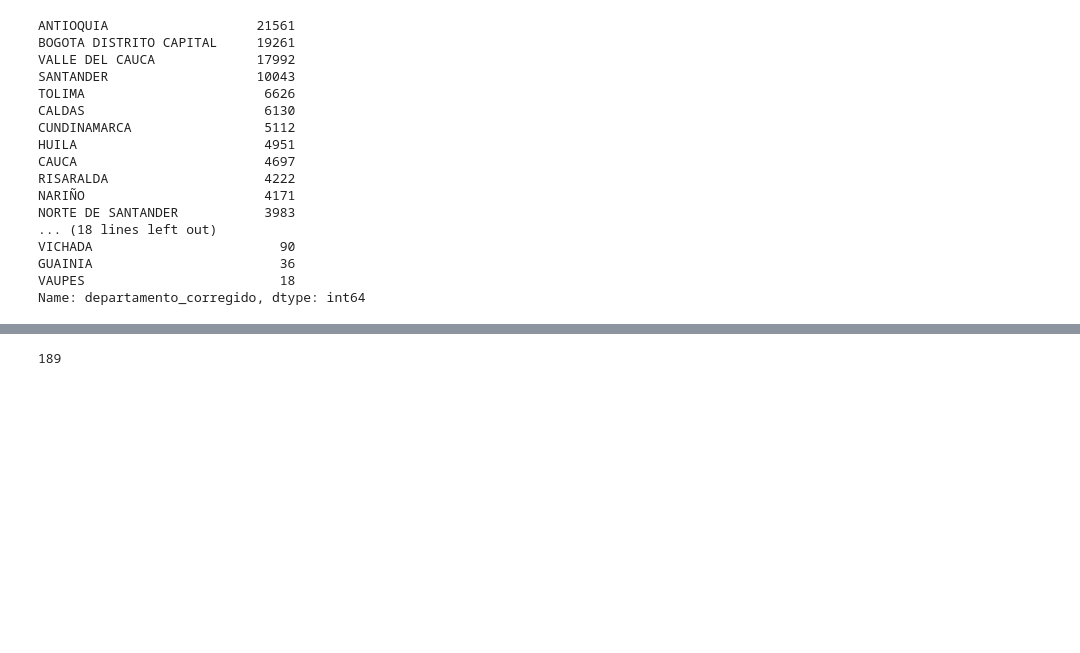
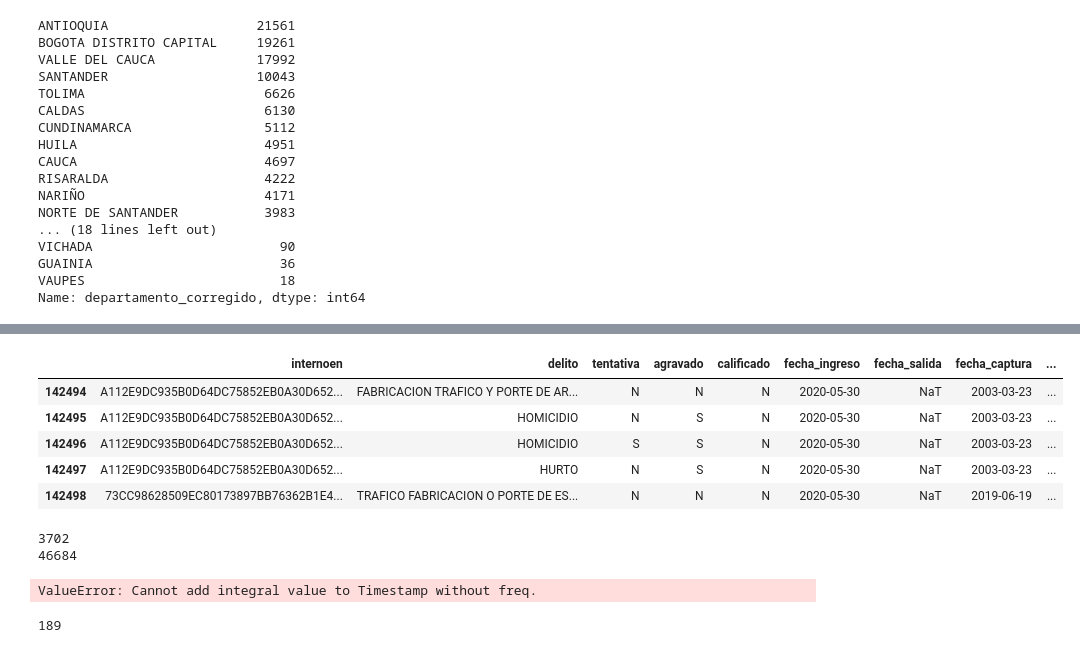
Before and after one commit to daquinterop/ProyectoDS4A, a Jupyter notebook: Notebook_Team_65/Exploratory_data_analysis.ipynb, the cells around one changed output, grey strips where cells are left out. Cells and saved outputs as stored; diff of their text form; code cells hidden in the pictures; blank space fills up the shorter version.

```diff
--- a/Notebook_Team_65/Exploratory_data_analysis.ipynb
+++ b/Notebook_Team_65/Exploratory_data_analysis.ipynb
@@ -198,3 +220,19 @@ df.to_pickle('DataFrame_QC1.pkl')
+# %%
+df.tail()
+# %% [output]
+|  | internoen | delito | tentativa | agravado | calificado | fecha_ingreso | fecha_salida | fecha_captura | ... |
+| 142494 | A112E9DC935B0D64DC75852EB0A30D652... | FABRICACION TRAFICO Y PORTE DE AR... | N | N | N | 2020-05-30 | NaT | 2003-03-23 | ... |
+| 142495 | A112E9DC935B0D64DC75852EB0A30D652... | HOMICIDIO | N | S | N | 2020-05-30 | NaT | 2003-03-23 | ... |
+| 142496 | A112E9DC935B0D64DC75852EB0A30D652... | HOMICIDIO | S | S | N | 2020-05-30 | NaT | 2003-03-23 | ... |
+| 142497 | A112E9DC935B0D64DC75852EB0A30D652... | HURTO | N | S | N | 2020-05-30 | NaT | 2003-03-23 | ... |
+| 142498 | 73CC98628509EC80173897BB76362B1E4... | TRAFICO FABRICACION O PORTE DE ES... | N | N | N | 2020-05-30 | NaT | 2019-06-19 | ... |
+# %%
+print(df['duracion_encierro'] <= 0))
+print(sum(df['duracion_encierro'].isna()))
+# %% [output]
+3702
+46684
+ValueError: Cannot add integral value to Timestamp without freq.
 # %%
 cols_to_drop = ['situacion_juridica', 'reincidente', 'condic_expecional']
 # %% [output]
```
Also changed, not shown: parts of 5 cells of this notebook, 3 other files.
